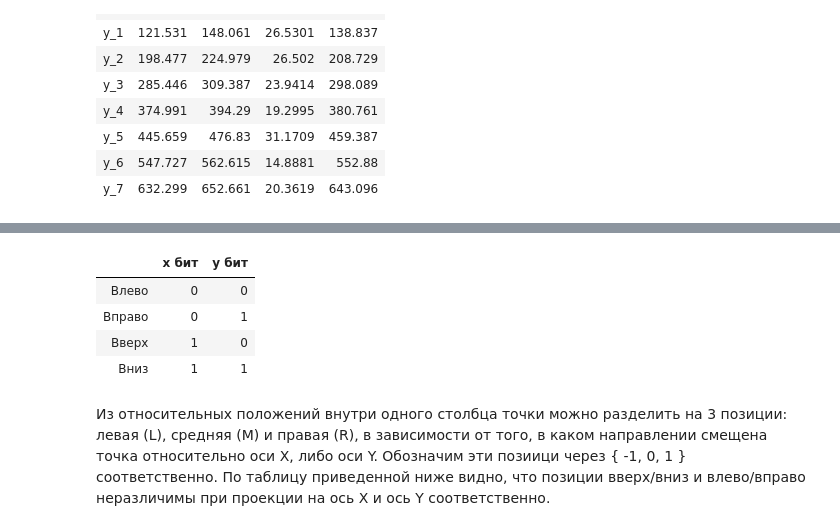
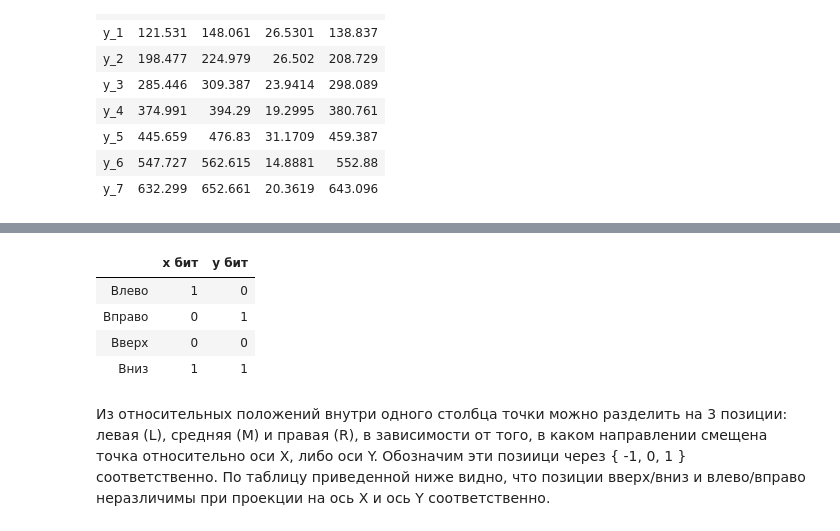
Before and after one commit to mor1ins/diploma_material, a Jupyter notebook: Decoder.ipynb, the cells around one changed output, grey strips where cells are left out. Saved outputs shown, nothing was run; the diff lists cells and outputs as text; code cells hidden in the pictures.

```diff
--- a/Decoder.ipynb
+++ b/Decoder.ipynb
@@ -312,17 +313,17 @@ display(tabulate.tabulate(
 Следовательно, каждая точка кодирует 2 бита информации. Один из битов для кодирования столбца (далее называется x бит), а второй - для строки (y бит).
 # %%
 display(tabulate.tabulate([
-        ['Влево',  0, 0],
-        ['Вправо', 0, 1],
-        ['Вверх',  1, 0],
-        ['Вниз',   1, 1],
+        ['Влево',   1, 0],
+        ['Вправо',  0, 1],
+        ['Вверх',   0, 0],
+        ['Вниз',    1, 1],
     ], ['x бит', 'y бит'], tablefmt="html"
 ))
 # %% [output]
 |  | x бит | y бит |
-| Влево | 0 | 0 |
+| Влево | 1 | 0 |
 | Вправо | 0 | 1 |
-| Вверх | 1 | 0 |
+| Вверх | 0 | 0 |
 | Вниз | 1 | 1 |
 # %% [markdown]
 Из относительных положений внутри одного столбца точки можно разделить на 3 позиции: левая (L), средняя (M) и правая (R), в зависимости от того, в каком направлении смещена точка относительно оси X, либо оси Y. Обозначим эти позиици через { -1, 0, 1 } соответственно. По таблицу приведенной ниже видно, что позиции вверх/вниз и влево/вправо неразличимы при проекции на ось X и ось Y соответственно.
```
Also changed, not shown: parts of 1 cell of this notebook, 11 other files.
